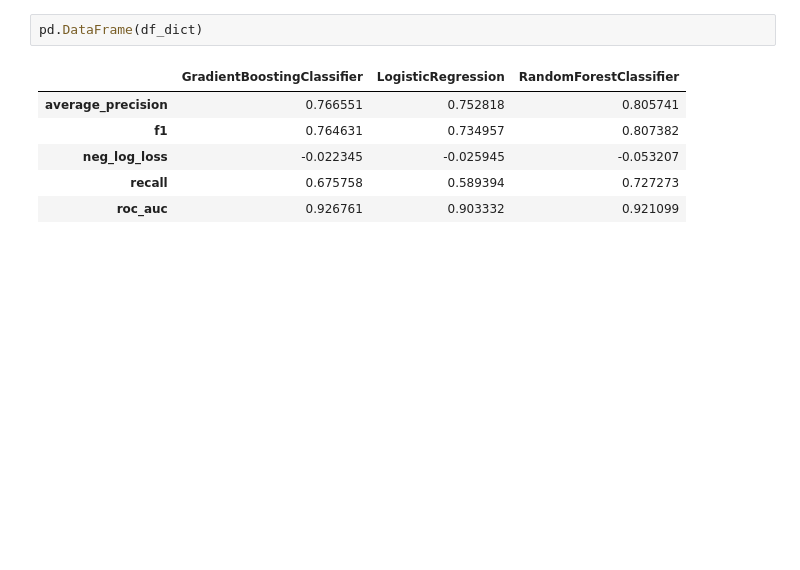
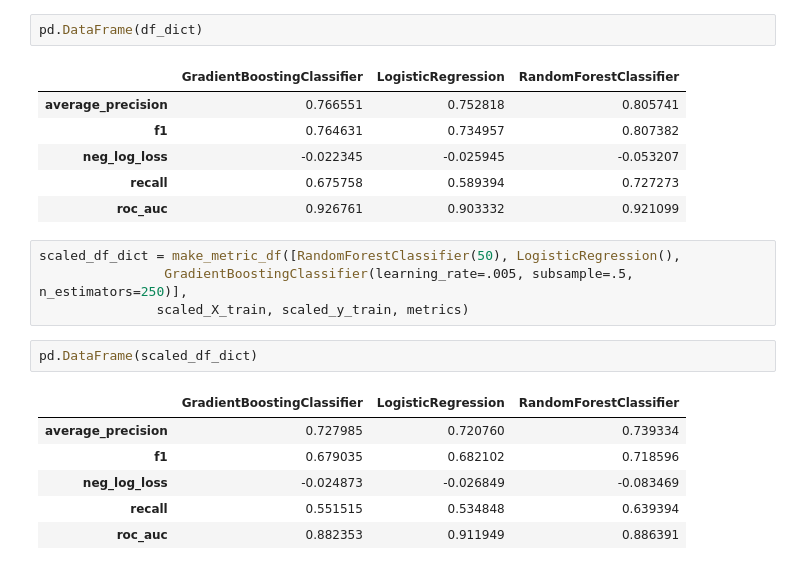
Before and after one commit to kurtrm/predicting_equipment_failure, a Jupyter notebook: notebooks/data_exp.ipynb, the cells around one changed output. Saved outputs shown, nothing was run; the diff lists cells and outputs as text; blank space fills up the shorter version.

```diff
--- a/notebooks/data_exp.ipynb
+++ b/notebooks/data_exp.ipynb
@@ -533,3 +533,16 @@ pd.DataFrame(df_dict)
 | neg_log_loss | -0.022345 | -0.025945 | -0.053207 |
 | recall | 0.675758 | 0.589394 | 0.727273 |
 | roc_auc | 0.926761 | 0.903332 | 0.921099 |
+# %%
+scaled_df_dict = make_metric_df([RandomForestClassifier(50), LogisticRegression(),
+                GradientBoostingClassifier(learning_rate=.005, subsample=.5, n_estimators=250)],
+               scaled_X_train, scaled_y_train, metrics)
+# %%
+pd.DataFrame(scaled_df_dict)
+# %% [output]
+|  | GradientBoostingClassifier | LogisticRegression | RandomForestClassifier |
+| average_precision | 0.727985 | 0.720760 | 0.739334 |
+| f1 | 0.679035 | 0.682102 | 0.718596 |
+| neg_log_loss | -0.024873 | -0.026849 | -0.083469 |
+| recall | 0.551515 | 0.534848 | 0.639394 |
+| roc_auc | 0.882353 | 0.911949 | 0.886391 |
```
Also changed, not shown: parts of 2 cells of this notebook, 1 other file.
